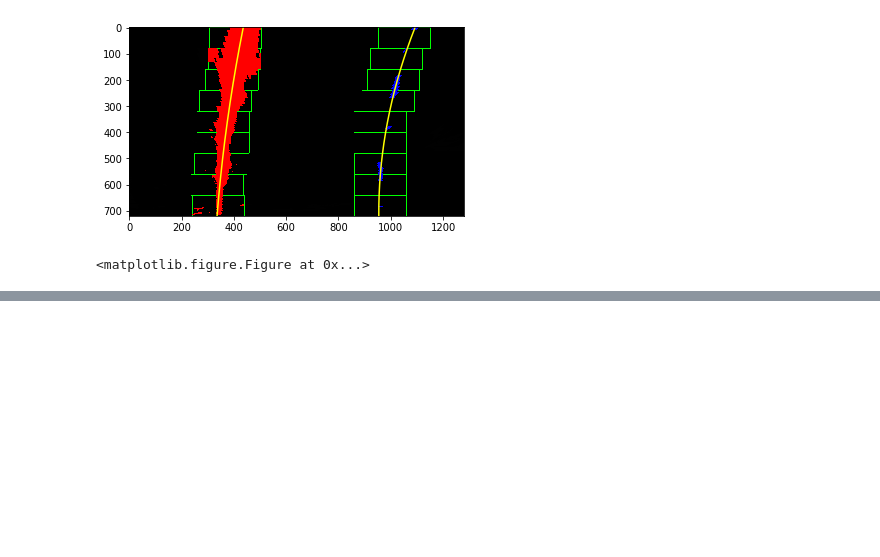
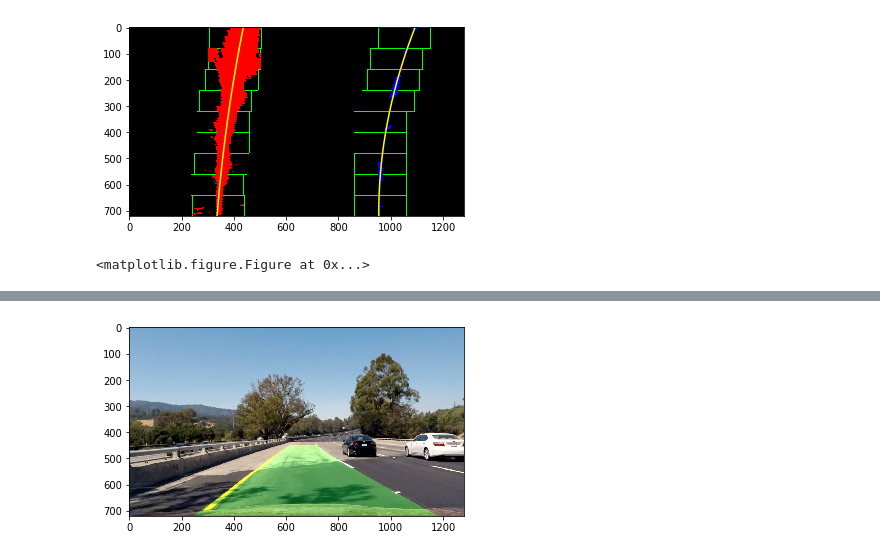
Before and after one commit to prateeksawhney97/Advanced-Lane-Finding-P2, a Jupyter notebook: P2.ipynb, the cells around one changed output, grey strips where cells are left out. Drawn from its saved outputs; the diff is of its cells as text; code cells hidden in the pictures; blank space fills up the shorter version.

```diff
--- a/P2.ipynb
+++ b/P2.ipynb
@@ -120,6 +123,10 @@ img_size = (image.shape[1], image.shape[0])
 src = np.float32([[590,450],[687,450],[1100,720],[200,720]])
 
 dst = np.float32([[300,0],[900,0],[900,720],[300,720]])
+
+M = cv2.getPerspectiveTransform(src, dst)
+
+M_inverse = cv2.getPerspectiveTransform(dst, src)
 # %%
 def warper(img, src, dst):
 
@@ -275,4 +282,18 @@ for img in binary_warped_images:
 [figure]
 [figure]
 <matplotlib.figure.Figure at 0x...>
+# %%
+def measure_radius_of_curvature(x_values, binary_warped):
+    num_rows = binary_warped.shape[0]
+
+    ym_per_pix = 30/720 # meters per pixel in y dimension
+    xm_per_pix = 3.7/700 # meters per pixel in x dimension
+    # If no pixels were found return None
+    y_points = np.linspace(0, num_rows-1, num_rows)
+    y_eval = np.max(y_points)
+
+    # Fit new polynomials to x,y in world space
+    fit_cr = np.polyfit(y_points*ym_per_pix, x_values*xm_per_pix, 2)
+    curverad = ((1 + (2*fit_cr[0]*y_eval*ym_per_pix + fit_cr[1])**2)**1.5) / np.absolute(2*fit_cr[0])
+    return curverad
 # %%
@@ -369,0 +427,42 @@ for image in binary_warped_images:
+# %%
+for image in binary_warped_images:
+
+    margin = 100
+
+    nonzero = image.nonzero()
+    nonzeroy = np.array(nonzero[0])
+    nonzerox = np.array(nonzero[1])
+
+    left_lane_inds = ((nonzerox > (left_fit[0]*(nonzeroy**2) + left_fit[1]*nonzeroy +
+                    left_fit[2] - margin)) & (nonzerox < (left_fit[0]*(nonzeroy**2) +
+                    left_fit[1]*nonzeroy + left_fit[2] + margin)))
+    right_lane_inds = ((nonzerox > (right_fit[0]*(nonzeroy**2) + right_fit[1]*nonzeroy +
+                    right_fit[2] - margin)) & (nonzerox < (right_fit[0]*(nonzeroy**2) +
+                    right_fit[1]*nonzeroy + right_fit[2] + margin)))
+
+    leftx = nonzerox[left_lane_inds]
+    lefty = nonzeroy[left_lane_inds]
+    rightx = nonzerox[right_lane_inds]
+    righty = nonzeroy[right_lane_inds]
+
+    # Fit new polynomials
+    left_fitx, right_fitx, ploty = fit_poly(image.shape, leftx, lefty, rightx, righty)
+
+    warp_zero = np.zeros_like(image).astype(np.uint8)
+    color_warp = np.dstack((warp_zero, warp_zero, warp_zero))
+
+    # Recast the x and y points into usable format for cv2.fillPoly()
+    pts_left = np.array([np.transpose(np.vstack([left_fitx, ploty]))])
+    pts_right = np.array([np.flipud(np.transpose(np.vstack([right_fitx, ploty])))])
+    pts = np.hstack((pts_left, pts_right))
+
+    # Draw the lane onto the warped blank image
+    cv2.fillPoly(color_warp, np.int_([pts]), (0,255, 0))
+
+    # Warp the blank back to original image space using inverse perspective matrix (Minv)
+    newwarp = cv2.warpPerspective(color_warp, M_inverse, img_size)
+    # Combine the result with the original image
+    result = cv2.addWeighted(undistorted, 1, newwarp, 0.3, 0)
+    plt.imshow(result)
+# %% [output]
+[figure, added]
```
Also changed, not shown: parts of 7 cells of this notebook.
